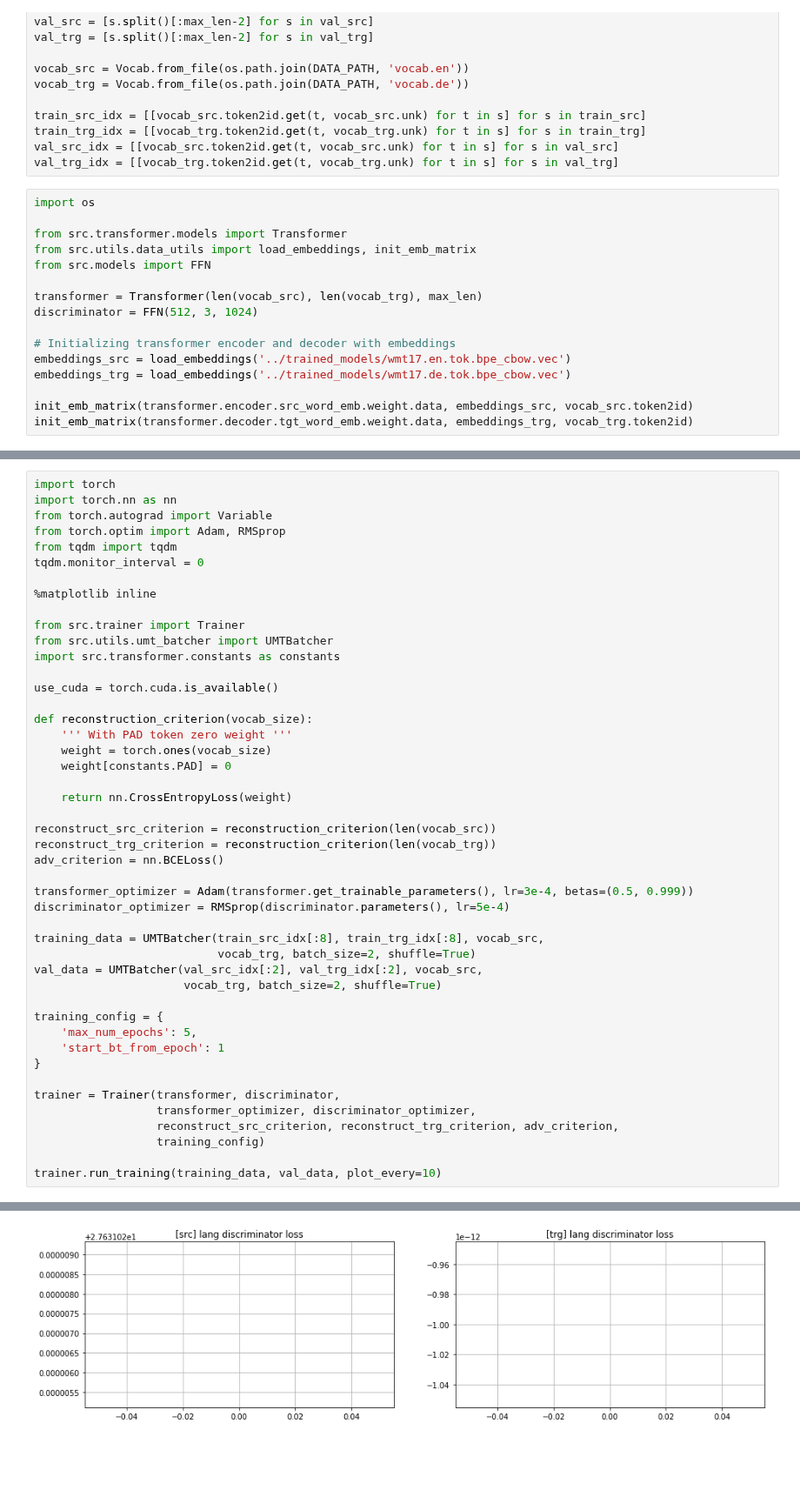
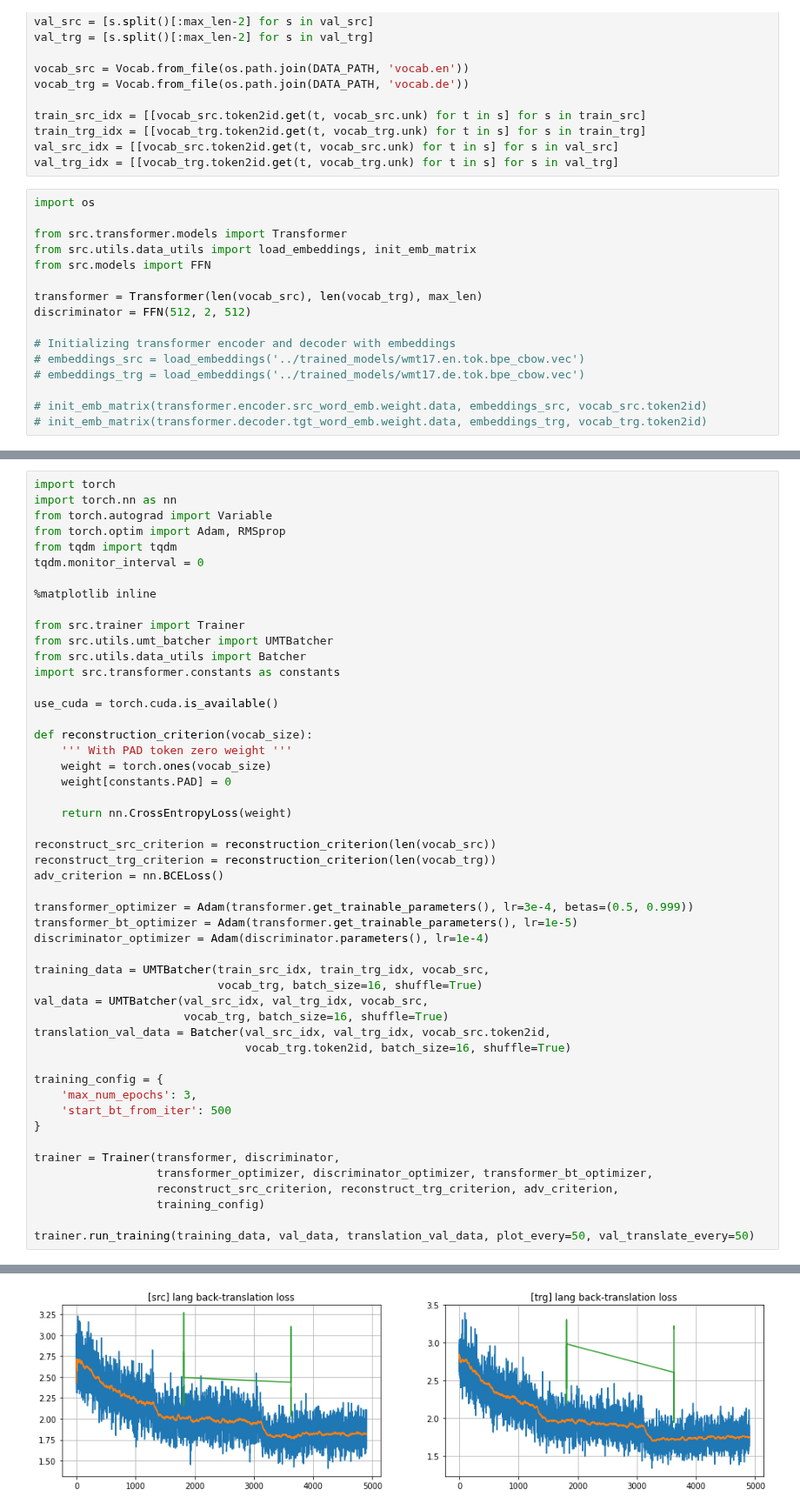
Before and after one commit to universome/text-style-transfer, a Jupyter notebook: notebooks/unsupervised-mt.ipynb, the cells around one changed output, grey strips where cells are left out. Shown at 87% size. Drawn from its saved outputs; the diff is of its cells as text; blank space fills up the shorter version.

```diff
--- a/notebooks/unsupervised-mt.ipynb
+++ b/notebooks/unsupervised-mt.ipynb
@@ -40,11 +40,11 @@ from src.utils.data_utils import load_embeddings, init_emb_matrix
 from src.models import FFN
 
 transformer = Transformer(len(vocab_src), len(vocab_trg), max_len)
-discriminator = FFN(512, 3, 1024)
+discriminator = FFN(512, 2, 512)
 
 # Initializing transformer encoder and decoder with embeddings
-embeddings_src = load_embeddings('../trained_models/wmt17.en.tok.bpe_cbow.vec')
-embeddings_trg = load_embeddings('../trained_models/wmt17.de.tok.bpe_cbow.vec')
+# embeddings_src = load_embeddings('../trained_models/wmt17.en.tok.bpe_cbow.vec')
+# embeddings_trg = load_embeddings('../trained_models/wmt17.de.tok.bpe_cbow.vec')
 
-init_emb_matrix(transformer.encoder.src_word_emb.weight.data, embeddings_src, vocab_src.token2id)
-init_emb_matrix(transformer.decoder.tgt_word_emb.weight.data, embeddings_trg, vocab_trg.token2id)
+# init_emb_matrix(transformer.encoder.src_word_emb.weight.data, embeddings_src, vocab_src.token2id)
+# init_emb_matrix(transformer.decoder.tgt_word_emb.weight.data, embeddings_trg, vocab_trg.token2id)
@@ -66,6 +60,7 @@ tqdm.monitor_interval = 0
 
 from src.trainer import Trainer
 from src.utils.umt_batcher import UMTBatcher
+from src.utils.data_utils import Batcher
 import src.transformer.constants as constants
 
 use_cuda = torch.cuda.is_available()
@@ -82,22 +77,25 @@ reconstruct_trg_criterion = reconstruction_criterion(len(vocab_trg))
 adv_criterion = nn.BCELoss()
 
 transformer_optimizer = Adam(transformer.get_trainable_parameters(), lr=3e-4, betas=(0.5, 0.999))
-discriminator_optimizer = RMSprop(discriminator.parameters(), lr=5e-4)
+transformer_bt_optimizer = Adam(transformer.get_trainable_parameters(), lr=1e-5)
+discriminator_optimizer = Adam(discriminator.parameters(), lr=1e-4)
 
-training_data = UMTBatcher(train_src_idx[:8], train_trg_idx[:8], vocab_src,
-                           vocab_trg, batch_size=2, shuffle=True)
-val_data = UMTBatcher(val_src_idx[:2], val_trg_idx[:2], vocab_src,
-                      vocab_trg, batch_size=2, shuffle=True)
+training_data = UMTBatcher(train_src_idx, train_trg_idx, vocab_src,
+                           vocab_trg, batch_size=16, shuffle=True)
+val_data = UMTBatcher(val_src_idx, val_trg_idx, vocab_src,
+                      vocab_trg, batch_size=16, shuffle=True)
+translation_val_data = Batcher(val_src_idx, val_trg_idx, vocab_src.token2id,
+                               vocab_trg.token2id, batch_size=16, shuffle=True)
 
 training_config = {
-    'max_num_epochs': 5,
-    'start_bt_from_epoch': 1
+    'max_num_epochs': 3,
+    'start_bt_from_iter': 500
 }
 
 trainer = Trainer(transformer, discriminator,
-                  transformer_optimizer, discriminator_optimizer,
+                  transformer_optimizer, discriminator_optimizer, transformer_bt_optimizer,
                   reconstruct_src_criterion, reconstruct_trg_criterion, adv_criterion,
                   training_config)
 
-trainer.run_training(training_data, val_data, plot_every=10)
+trainer.run_training(training_data, val_data, translation_val_data, plot_every=50, val_translate_every=50)
 # %% [output]
@@ -105 +103 @@ trainer.run_training(training_data, val_data, plot_every=10)
-[figure, old version]
+[figure, new version]
```
Also changed, not shown: parts of 4 cells of this notebook, 2 other files.
